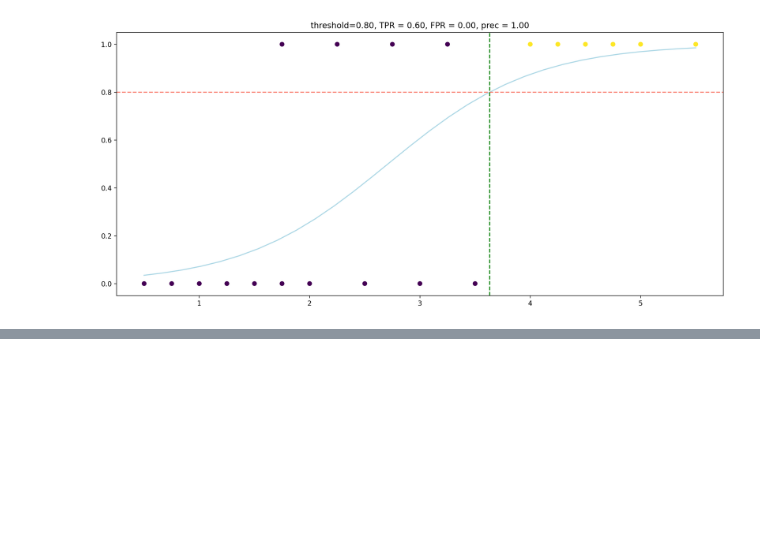
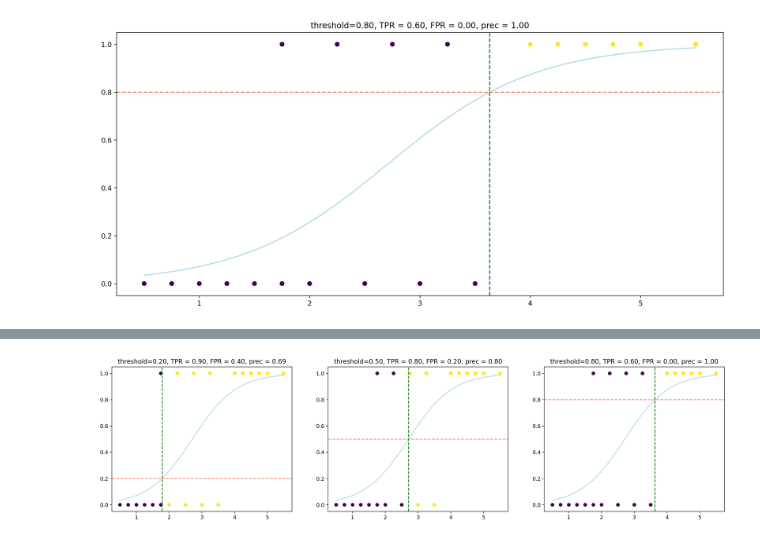
Before and after one commit to pNatTueku/ml_learning_with_ajprasertcbs, a Jupyter notebook: notebooks/auc_roc.ipynb, the cells around one changed output, grey strips where cells are left out. Drawn from its saved outputs; the diff is of its cells as text; code cells hidden in the pictures; blank space fills up the shorter version.

```diff
--- a/notebooks/auc_roc.ipynb
+++ b/notebooks/auc_roc.ipynb
@@ -314,0 +377,18 @@ plot_threshold(model, X, y, thres = .8);
+# %%
+thresholds = np.array([.2, .5, .8])
+# thresholds = np.linspace(0.05, .95, 10)
+
+n = len(thresholds)
+n_rows = 1
+n_cols = math.ceil(n / n_rows)
+
+fig = plt.figure(figsize = (7 * n_cols, 5 * n_rows))
+
+for i in range(0, len(thresholds)):
+
+    fig.add_subplot(n_rows, n_cols, i+1) # (1, 3, 1) then (1, 3, 2) and the last one (1, 3, 3)
+    plot_threshold(model, X, y, thres = thresholds[i]) # call fn plot_threshold to plot
+
+plt.show()
+# %% [output]
+[figure, added]
```
Also changed, not shown: parts of 57 cells of this notebook.
